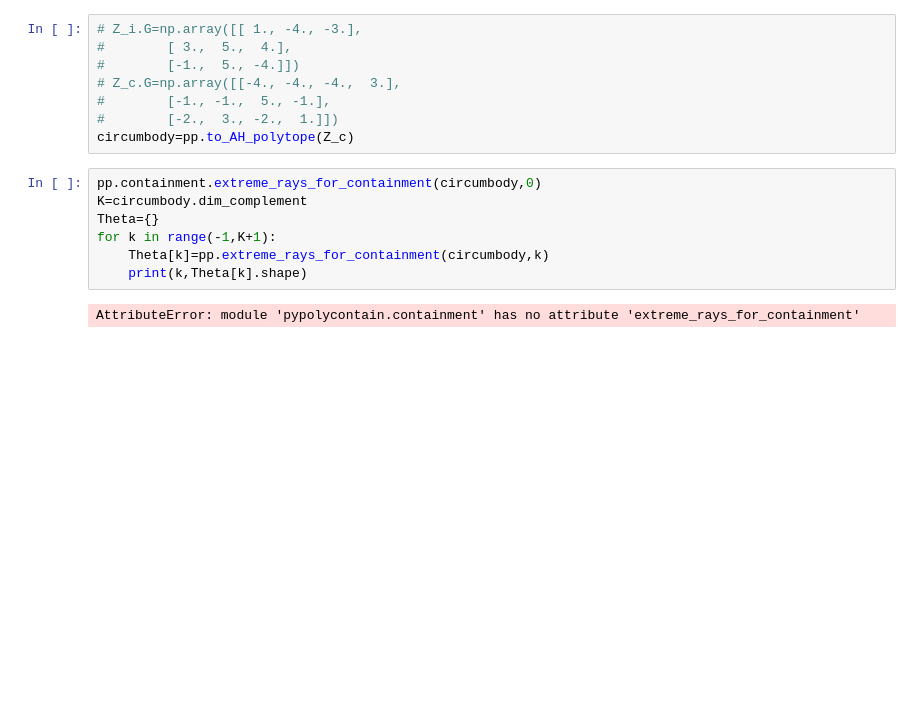
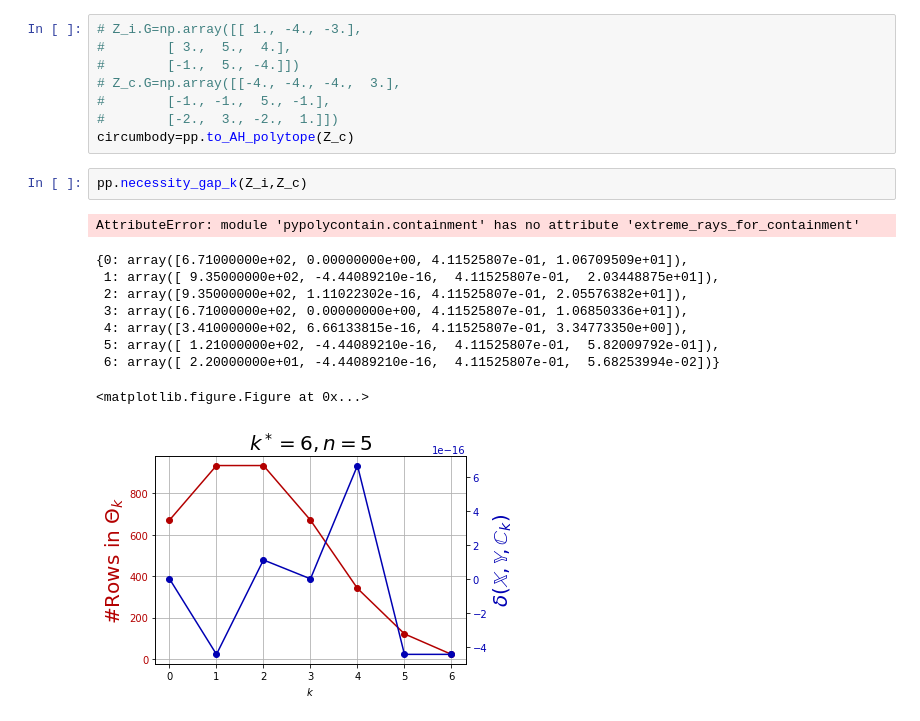
Before and after one commit to sadraddini/pypolycontain, a Jupyter notebook: doc/source/Intermediate Cones.ipynb, the cells around one changed output. Saved outputs shown, nothing was run; the diff lists cells and outputs as text; blank space fills up the shorter version.

```diff
--- a/doc/source/Intermediate Cones.ipynb
+++ b/doc/source/Intermediate Cones.ipynb
@@ -15,15 +15,19 @@ Z_c=pp.zonotope(x=np.zeros((n,1)),G=np.random.random((n,q_c))-0.5)
 #        [-1., -1.,  5., -1.],
 #        [-2.,  3., -2.,  1.]])
 circumbody=pp.to_AH_polytope(Z_c)
-# %%
-pp.containment.extreme_rays_for_containment(circumbody,0)
-K=circumbody.dim_complement
-Theta={}
-for k in range(-1,K+1):
-    Theta[k]=pp.extreme_rays_for_containment(circumbody,k)
-    print(k,Theta[k].shape)
-# %% [output]
-AttributeError: module 'pypolycontain.containment' has no attribute 'extreme_rays_for_containment'
+# %%
+pp.necessity_gap_k(Z_i,Z_c)
+# %% [output]
+AttributeError: module 'pypolycontain.containment' has no attribute 'extreme_rays_for_containment'
+{0: array([6.71000000e+02, 0.00000000e+00, 4.11525807e-01, 1.06709509e+01]),
+ 1: array([ 9.35000000e+02, -4.44089210e-16,  4.11525807e-01,  2.03448875e+01]),
+ 2: array([9.35000000e+02, 1.11022302e-16, 4.11525807e-01, 2.05576382e+01]),
+ 3: array([6.71000000e+02, 0.00000000e+00, 4.11525807e-01, 1.06850336e+01]),
+ 4: array([3.41000000e+02, 6.66133815e-16, 4.11525807e-01, 3.34773350e+00]),
+ 5: array([ 1.21000000e+02, -4.44089210e-16,  4.11525807e-01,  5.82009792e-01]),
+ 6: array([ 2.20000000e+01, -4.44089210e-16,  4.11525807e-01,  5.68253994e-02])}
+<matplotlib.figure.Figure at 0x...>
+[figure, added]
 # %%
 import pydrake.solvers.mathematicalprogram as MP
 # use Gurobi solver
```
Also changed, not shown: parts of 1 cell of this notebook, 15 other files.
